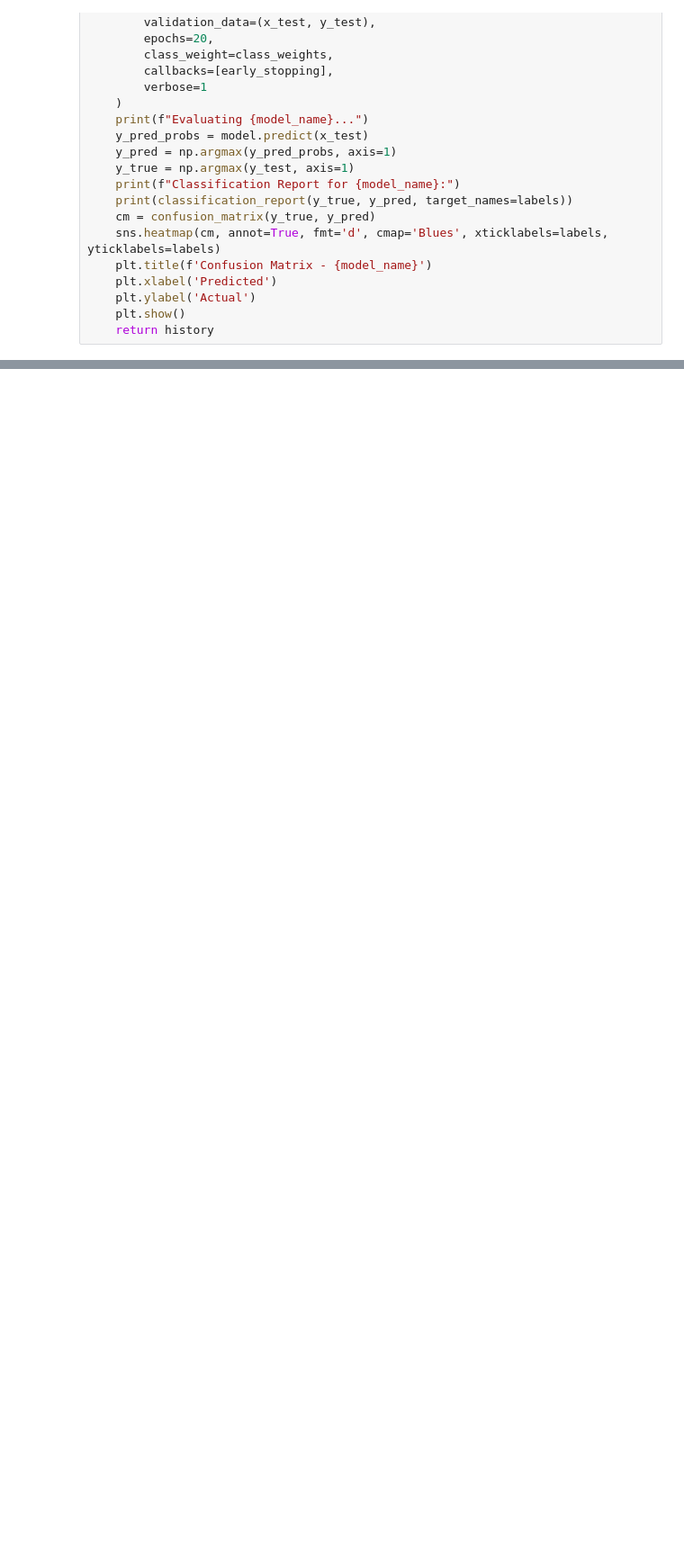
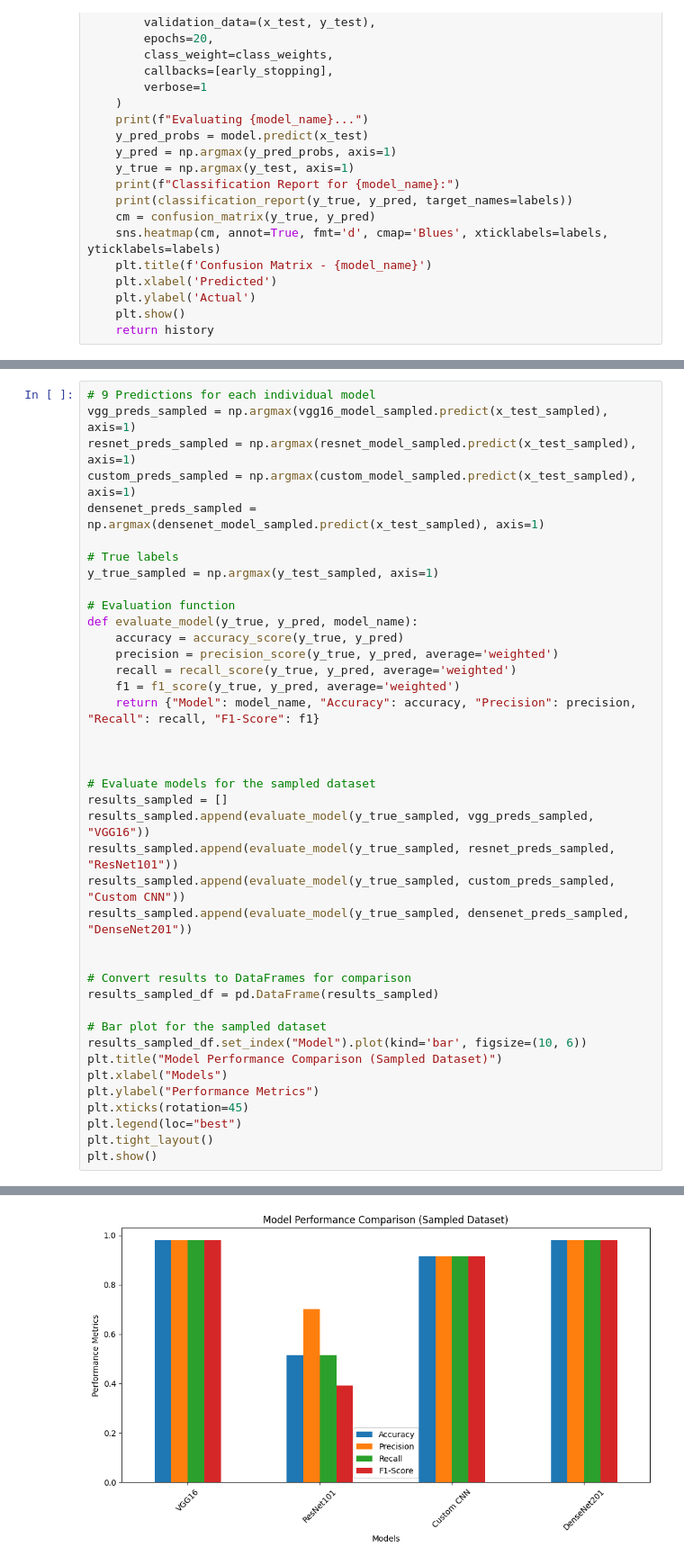
Before and after one commit to losirlu1411/project-, a Jupyter notebook: tuberculosis_.ipynb, the cells around one changed output, grey strips where cells are left out. Shown at 90% size. Drawn from its saved outputs; the diff is of its cells as text; blank space fills up the shorter version.

```diff
--- a/tuberculosis_.ipynb
+++ b/tuberculosis_.ipynb
@@ -332,0 +651,41 @@ plt.show()
+# %%
+# 9 Predictions for each individual model
+vgg_preds_sampled = np.argmax(vgg16_model_sampled.predict(x_test_sampled), axis=1)
+resnet_preds_sampled = np.argmax(resnet_model_sampled.predict(x_test_sampled), axis=1)
+custom_preds_sampled = np.argmax(custom_model_sampled.predict(x_test_sampled), axis=1)
+densenet_preds_sampled = np.argmax(densenet_model_sampled.predict(x_test_sampled), axis=1)
+
+# True labels
+y_true_sampled = np.argmax(y_test_sampled, axis=1)
+
+# Evaluation function
+def evaluate_model(y_true, y_pred, model_name):
+    accuracy = accuracy_score(y_true, y_pred)
+    precision = precision_score(y_true, y_pred, average='weighted')
+    recall = recall_score(y_true, y_pred, average='weighted')
+    f1 = f1_score(y_true, y_pred, average='weighted')
+    return {"Model": model_name, "Accuracy": accuracy, "Precision": precision, "Recall": recall, "F1-Score": f1}
+
+
+
+# Evaluate models for the sampled dataset
+results_sampled = []
+results_sampled.append(evaluate_model(y_true_sampled, vgg_preds_sampled, "VGG16"))
+results_sampled.append(evaluate_model(y_true_sampled, resnet_preds_sampled, "ResNet101"))
+results_sampled.append(evaluate_model(y_true_sampled, custom_preds_sampled, "Custom CNN"))
+results_sampled.append(evaluate_model(y_true_sampled, densenet_preds_sampled, "DenseNet201"))
+
+
+# Convert results to DataFrames for comparison
+results_sampled_df = pd.DataFrame(results_sampled)
+
+# Bar plot for the sampled dataset
+results_sampled_df.set_index("Model").plot(kind='bar', figsize=(10, 6))
+plt.title("Model Performance Comparison (Sampled Dataset)")
+plt.xlabel("Models")
+plt.ylabel("Performance Metrics")
+plt.xticks(rotation=45)
+plt.legend(loc="best")
+plt.tight_layout()
+plt.show()
+# %% [output]
@@ -332,0 +696 @@ plt.show()
+[figure, added]
```
Also changed, not shown: parts of 19 cells of this notebook.
